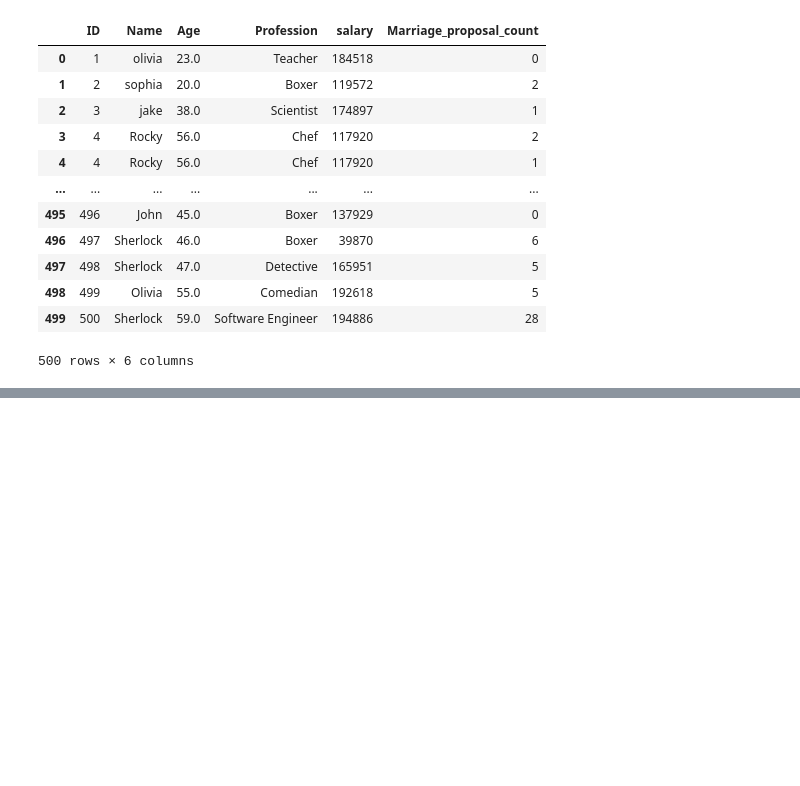
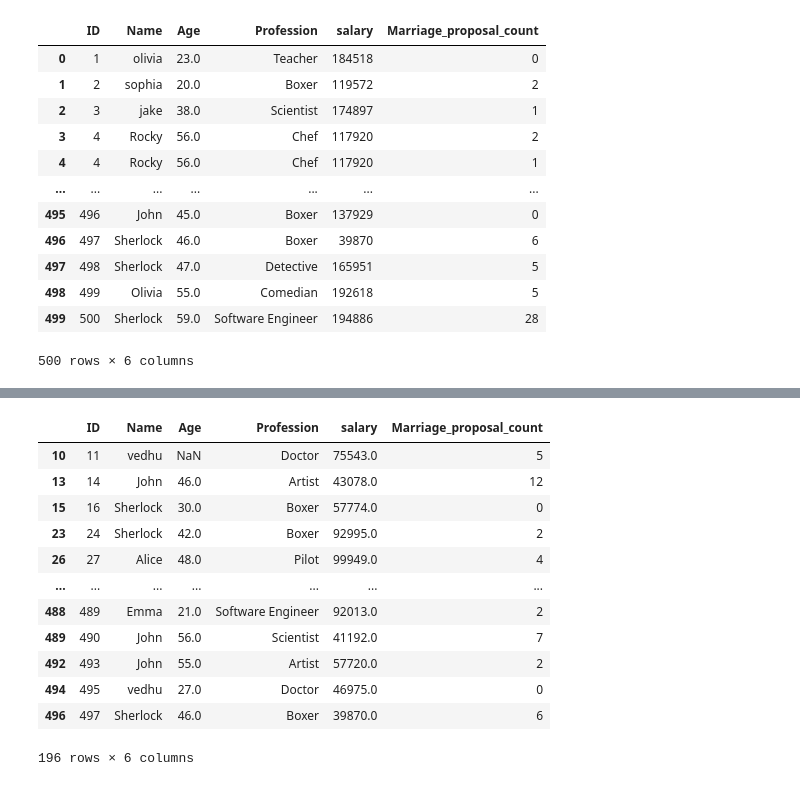
Before and after one commit to vindukummara/Data-Analytics-DA22, a Jupyter notebook: Data Analytics(22) (1).ipynb, the cells around one changed output, grey strips where cells are left out. Saved outputs shown, nothing was run; the diff lists cells and outputs as text; code cells hidden in the pictures; blank space fills up the shorter version.

```diff
--- a/Data Analytics(22) (1).ipynb
+++ b/Data Analytics(22) (1).ipynb
@@ -589,0 +826,17 @@ df_excel
+# %%
+# fliter all the records where salary >100000 & salary < 15000000
+df[(df.salary < 100000) & (df.salary < 150000)]
+# %% [output]
+|  | ID | Name | Age | Profession | salary | Marriage_proposal_count |
+| 10 | 11 | vedhu | NaN | Doctor | 75543.0 | 5 |
+| 13 | 14 | John | 46.0 | Artist | 43078.0 | 12 |
+| 15 | 16 | Sherlock | 30.0 | Boxer | 57774.0 | 0 |
+| 23 | 24 | Sherlock | 42.0 | Boxer | 92995.0 | 2 |
+| 26 | 27 | Alice | 48.0 | Pilot | 99949.0 | 4 |
+| ... | ... | ... | ... | ... | ... | ... |
+| 488 | 489 | Emma | 21.0 | Software Engineer | 92013.0 | 2 |
+| 489 | 490 | John | 56.0 | Scientist | 41192.0 | 7 |
+| 492 | 493 | John | 55.0 | Artist | 57720.0 | 2 |
+| 494 | 495 | vedhu | 27.0 | Doctor | 46975.0 | 0 |
+| 496 | 497 | Sherlock | 46.0 | Boxer | 39870.0 | 6 |
+196 rows × 6 columns
```
Also changed, not shown: parts of 51 cells of this notebook.
